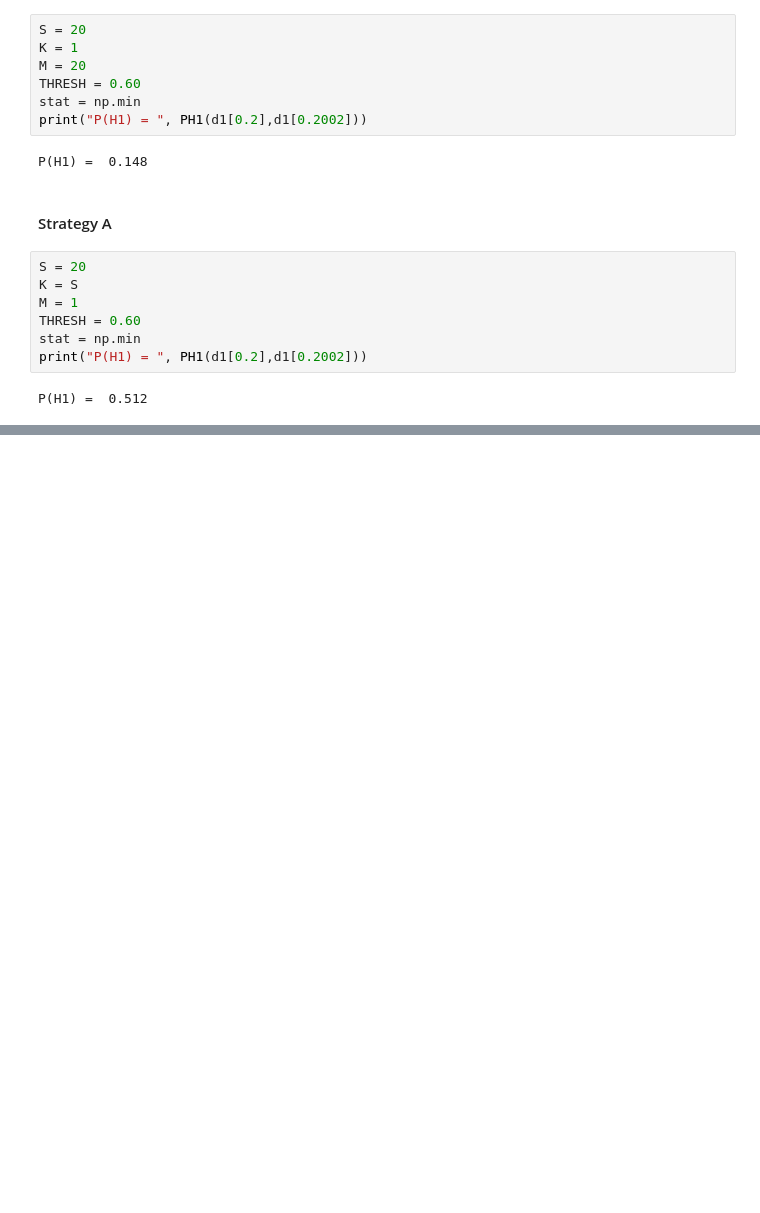
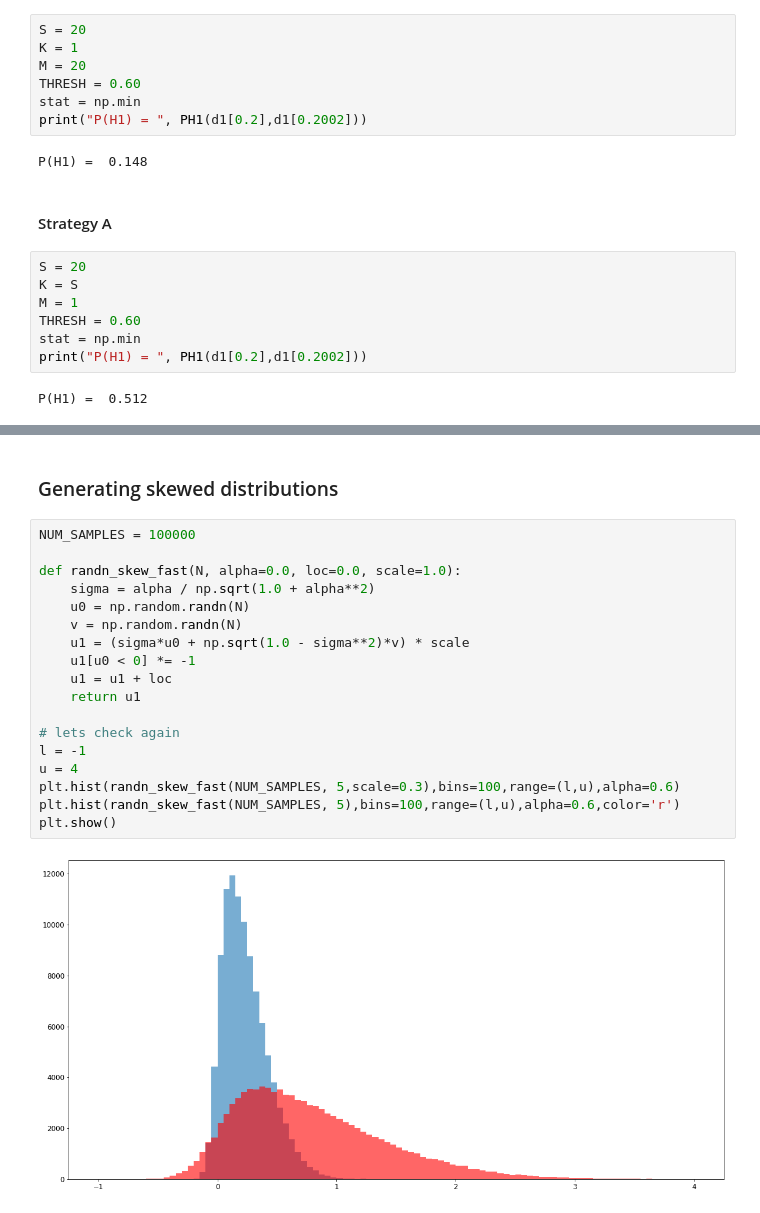
Before and after one commit to as641651/linnea, a Jupyter notebook: test_julia/sleep_tests.ipynb, the cells around one changed output, grey strips where cells are left out. Drawn from its saved outputs; the diff is of its cells as text; blank space fills up the shorter version.

```diff
--- a/test_julia/sleep_tests.ipynb
+++ b/test_julia/sleep_tests.ipynb
@@ -240,0 +300,22 @@ P(H1) =  0.512
+# %% [markdown]
+### Generating skewed distributions
+# %%
+NUM_SAMPLES = 100000
+
+def randn_skew_fast(N, alpha=0.0, loc=0.0, scale=1.0):
+    sigma = alpha / np.sqrt(1.0 + alpha**2)
+    u0 = np.random.randn(N)
+    v = np.random.randn(N)
+    u1 = (sigma*u0 + np.sqrt(1.0 - sigma**2)*v) * scale
+    u1[u0 < 0] *= -1
+    u1 = u1 + loc
+    return u1
+
+# lets check again
+l = -1
+u = 4
+plt.hist(randn_skew_fast(NUM_SAMPLES, 5,scale=0.3),bins=100,range=(l,u),alpha=0.6)
+plt.hist(randn_skew_fast(NUM_SAMPLES, 5),bins=100,range=(l,u),alpha=0.6,color='r')
+plt.show()
+# %% [output]
+[figure, added]
```
Also changed, not shown: parts of 45 cells of this notebook.
